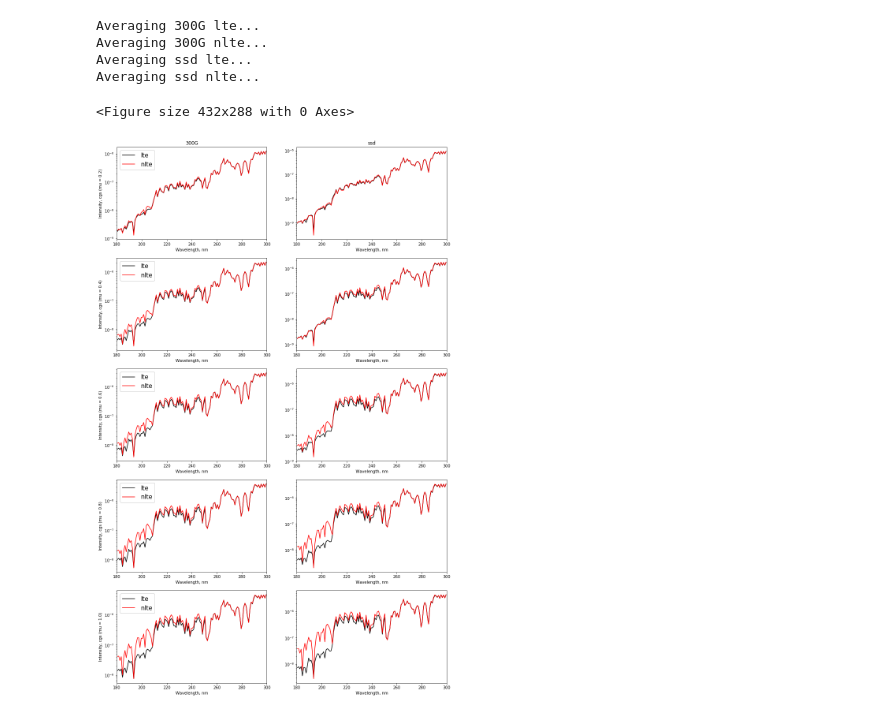
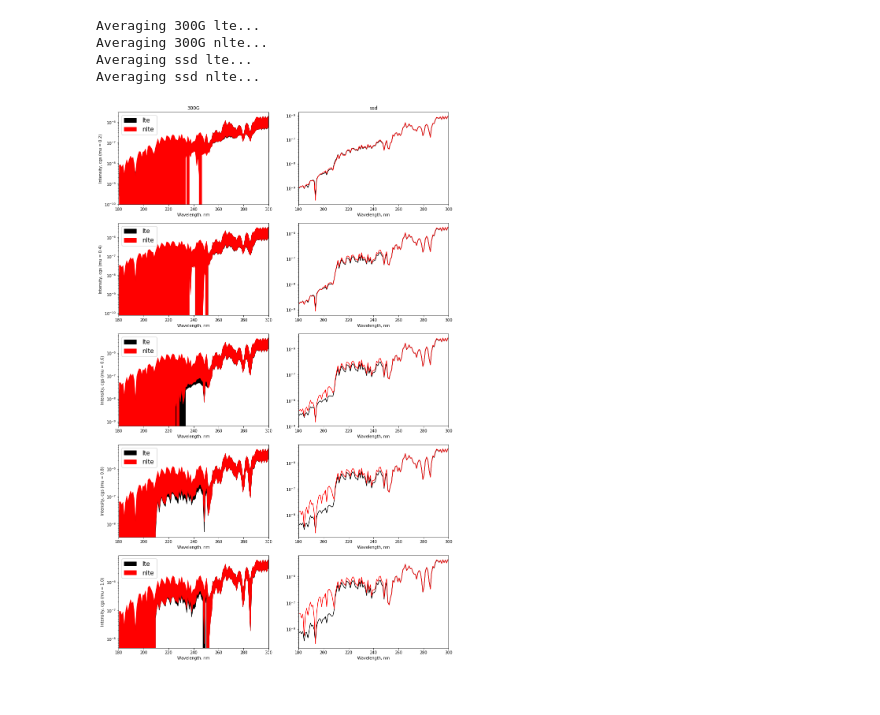
Before and after one commit to rtagirov/1.5D_mac, a Jupyter notebook: veronika/nlte_spec_veronika.ipynb, the cells around one changed output. Cells and saved outputs as stored; diff of their text form; code cells hidden in the pictures.

```diff
--- a/veronika/nlte_spec_veronika.ipynb
+++ b/veronika/nlte_spec_veronika.ipynb
@@ -255,3 +274,29 @@ Is_nlte[4, :] = np.load('./mean_spec/G2V.ssd.222809.1.nlte.10.npz')['I']
+# %%
+Nz = 120
+
+I3_lte = np.zeros((5, Nz))
+I3_nlte = np.zeros((5, Nz))
+Is_lte = np.zeros((5, Nz))
+Is_nlte = np.zeros((5, Nz))
+
+I3_lte_sd = np.zeros((5, Nz))
+I3_nlte_sd = np.zeros((5, Nz))
+Is_lte_sd = np.zeros((5, Nz))
+Is_nlte_sd = np.zeros((5, Nz))
+
+mu = ['2', '4', '6', '8', '10']
+
+for i in range(5):
+
+    I3_lte[i, :] = np.load('./mean_spec/G2V.300G.627321.1.lte.' + mu[i] + '.npz')['I']
+    I3_nlte[i, :] = np.load('./mean_spec/G2V.300G.627321.1.nlte.' + mu[i] + '.npz')['I']
+    Is_lte[i, :] = np.load('./mean_spec/G2V.ssd.222809.1.lte.' + mu[i] + '.npz')['I']
+    Is_nlte[i, :] = np.load('./mean_spec/G2V.ssd.222809.1.nlte.' + mu[i] + '.npz')['I']
+
+    I3_lte_sd[i, :] = np.load('./mean_spec/G2V.300G.627321.1.lte.' + mu[i] + '.npz')['sd']
+    I3_nlte_sd[i, :] = np.load('./mean_spec/G2V.300G.627321.1.nlte.' + mu[i] + '.npz')['sd']
+    Is_lte_sd[i, :] = np.load('./mean_spec/G2V.ssd.222809.1.lte.' + mu[i] + '.npz')['sd']
+    Is_nlte_sd[i, :] = np.load('./mean_spec/G2V.ssd.222809.1.nlte.' + mu[i] + '.npz')['sd']
 # %%
 import matplotlib.pyplot as plt
 
@@ -315,34 +360,39 @@ mu = ['0.2', '0.4', '0.6', '0.8', '1.0']
 
 w = np.arange(180, 300, 1) + 0.5
 
 fig, ax = plt.subplots(nrows = 5, ncols = 2, figsize = (15, 25))
 
 for i in range(5):
 
-    ax[i, 0].plot(w, I3_lte[i, :], color = 'k', label = 'lte')
-    ax[i, 0].plot(w, I3_nlte[i, :], color = 'r', label = 'nlte')
+#    ax[i, 0].plot(w, I3_lte[i, :], color = 'k', label = 'lte')
+#    ax[i, 0].plot(w, I3_nlte[i, :], color = 'r', label = 'nlte')
 
     ax[i, 1].plot(w, Is_lte[i, :], color = 'k')
     ax[i, 1].plot(w, Is_nlte[i, :], color = 'r')
+
+    ax[i, 0].fill_between(w, I3_lte[i, :] - I3_lte_sd[i, :], I3_lte[i, :] + I3_lte_sd[i, :], color = 'k', label = 'lte')
+    ax[i, 0].fill_between(w, I3_nlte[i, :] - I3_nlte_sd[i, :], I3_nlte[i, :] + I3_nlte_sd[i, :], color = 'r', label = 'nlte')
+
+#    ax[i, 1].plot(w, Is_lte[i, :], color = 'k')
+#    ax[i, 1].plot(w, Is_nlte[i, :], color = 'r')
 
     ax[i, 0].set_yscale('log')
     ax[i, 1].set_yscale('log')
 
     ax[i, 0].set_xlabel('Wavelength, nm')
     ax[i, 1].set_xlabel('Wavelength, nm')
     ax[i, 0].set_ylabel('Intensity, cgs (mu = ' + mu[i] + ')')
 
     ax[i, 0].set_xlim(180, 300)
     ax[i, 1].set_xlim(180, 300)
 
     leg = ax[i, 0].legend(framealpha = 1, loc = 2, handletextpad = 1, prop = {'size': 15.5})
 
 ax[0, 0].set_title('300G')
 ax[0, 1].set_title('ssd')
 
 plt.savefig('./fig/nlte_lte_comp.pdf', bbox_inches = 'tight')
 
 plt.show()
 # %% [output]
-<Figure size 432x288 with 0 Axes>
-[figure, old version]
+[figure, new version]
```
Also changed, not shown: parts of 8 cells of this notebook, 2 other files.
